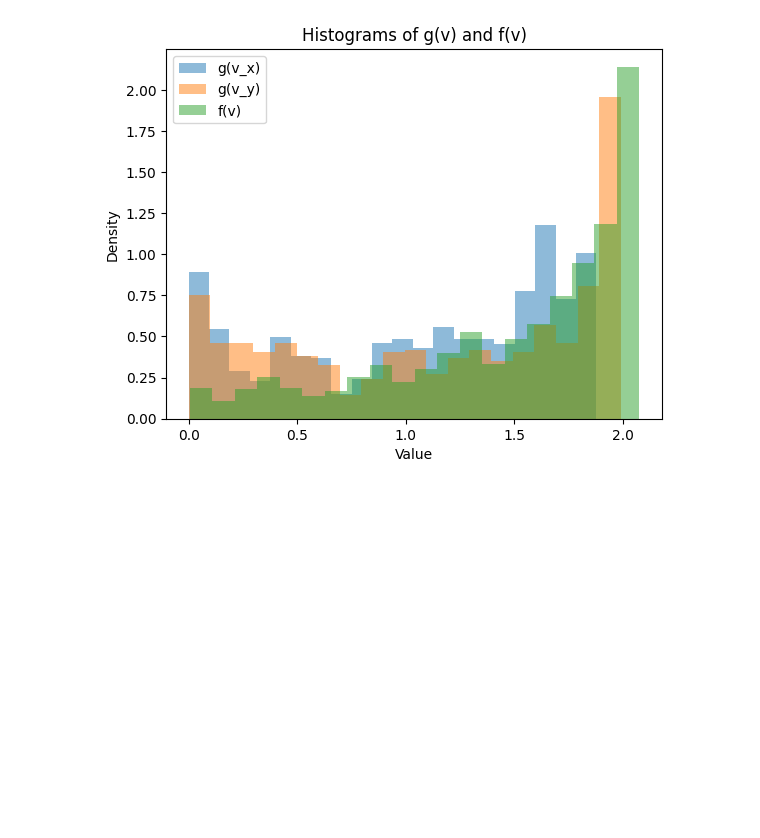
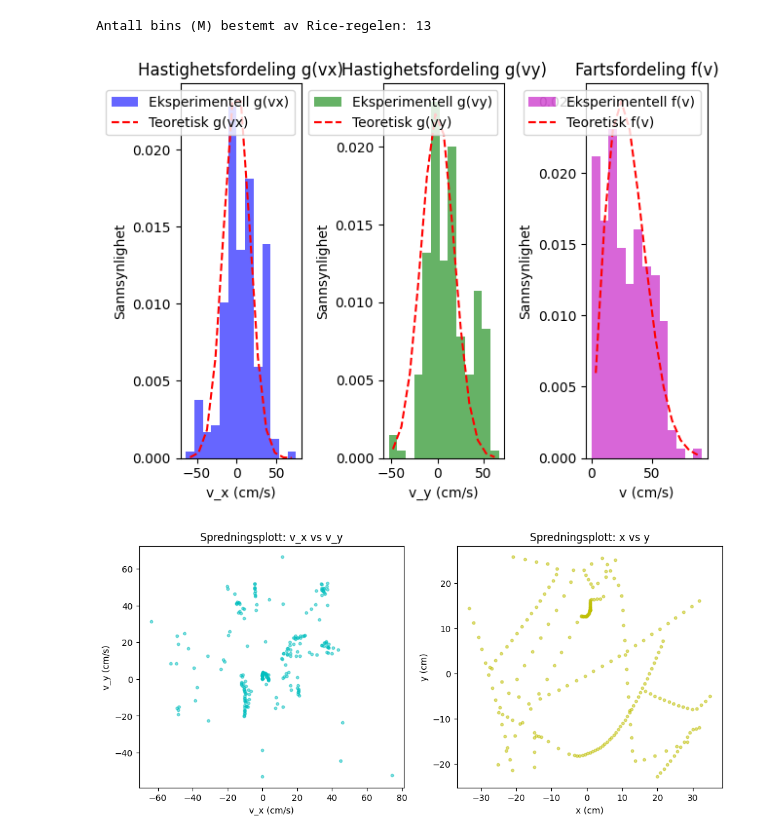
Before and after one commit to sebastjr/sebastjr, a Jupyter notebook: termiskoblig2rett.ipynb, the cells around one changed output. Saved outputs shown, nothing was run; the diff lists cells and outputs as text; code cells hidden in the pictures; blank space fills up the shorter version.

```diff
--- a/termiskoblig2rett.ipynb
+++ b/termiskoblig2rett.ipynb
@@ -76,12 +105,66 @@ y = np.array([val for val in y if type(val) == float])
-# %%
-plt.hist(g(v_x, calc_B(v_x)), bins=20, density=True, alpha=0.5, label='g(v_x)')
-plt.hist(g(v_y, calc_B(v_y)), bins=20, density=True, alpha=0.5, label='g(v_y)')
-plt.hist(j(v, calc_B(v)), bins=20, density=True, alpha=0.5, label='f(v)')
-
-plt.legend()
-plt.xlabel('Value')
-plt.ylabel('Density')
-plt.title('Histograms of g(v) and f(v)')
-plt.show()
-# %% [output]
-[figure, removed]
+# %%
+# Bestem antall bins med Rice-regelen
+N = len(v)
+M = int(np.ceil(2 * N**(1/3)))  # Rice's rule
+print(f"Antall bins (M) bestemt av Rice-regelen: {M}")
+
+# Histogram for v_x
+plt.subplot(1, 3, 1)
+counts_vx, bins_vx, _ = plt.hist(v_x, bins=M, density=True, alpha=0.6, color='b', label='Eksperimentell g(vx)')
+bin_centers_vx = (bins_vx[:-1] + bins_vx[1:]) / 2
+plt.plot(bin_centers_vx, g_v(bin_centers_vx, B_vx), 'r--', label='Teoretisk g(vx)')
+plt.xlabel('v_x (cm/s)')
+plt.ylabel('Sannsynlighet')
+plt.legend()
+plt.title('Hastighetsfordeling g(vx)')
+
+# Histogram for v_y
+plt.subplot(1, 3, 2)
+counts_vy, bins_vy, _ = plt.hist(v_y, bins=M, density=True, alpha=0.6, color='g', label='Eksperimentell g(vy)')
+bin_centers_vy = (bins_vy[:-1] + bins_vy[1:]) / 2
+plt.plot(bin_centers_vy, g_v(bin_centers_vy, B_vy), 'r--', label='Teoretisk g(vy)')
+plt.xlabel('v_y (cm/s)')
+plt.ylabel('Sannsynlighet')
+plt.legend()
+plt.title('Hastighetsfordeling g(vy)')
+
+# Histogram for v
+plt.subplot(1, 3, 3)
+counts_v, bins_v, _ = plt.hist(v, bins=M, density=True, alpha=0.6, color='m', label='Eksperimentell f(v)')
+bin_centers_v = (bins_v[:-1] + bins_v[1:]) / 2
+plt.plot(bin_centers_v, f_v_func(bin_centers_v, B_v), 'r--', label='Teoretisk f(v)')
+plt.xlabel('v (cm/s)')
+plt.ylabel('Sannsynlighet')
+plt.legend()
+plt.title('Fartsfordeling f(v)')
+
+plt.tight_layout()
+plt.show()
+
+# Lag spredningsplott (scatter plot) for v_x vs v_y og x vs y
+plt.figure(figsize=(12, 5))
+
+# Scatter plot for v_x vs v_y
+plt.subplot(1, 2, 1)
+plt.scatter(v_x, v_y, alpha=0.5, s=10, color='c')
+plt.xlabel('v_x (cm/s)')
+plt.ylabel('v_y (cm/s)')
+plt.title('Spredningsplott: v_x vs v_y')
+
+# Scatter plot for x vs y
+# Her trenger vi å filtrere ut 'None' verdier
+valid_indices = [i for i in range(len(t)) if t[i] is not None]
+x_valid = np.array([x[i] for i in valid_indices])
+y_valid = np.array([y[i] for i in valid_indices])
+
+plt.subplot(1, 2, 2)
+plt.scatter(x_valid, y_valid, alpha=0.5, s=10, color='y')
+plt.xlabel('x (cm)')
+plt.ylabel('y (cm)')
+plt.title('Spredningsplott: x vs y')
+
+plt.show()
+# %% [output]
+Antall bins (M) bestemt av Rice-regelen: 13
+[figure, added]
+[figure, added]
```
Also changed, not shown: parts of 8 cells of this notebook.
